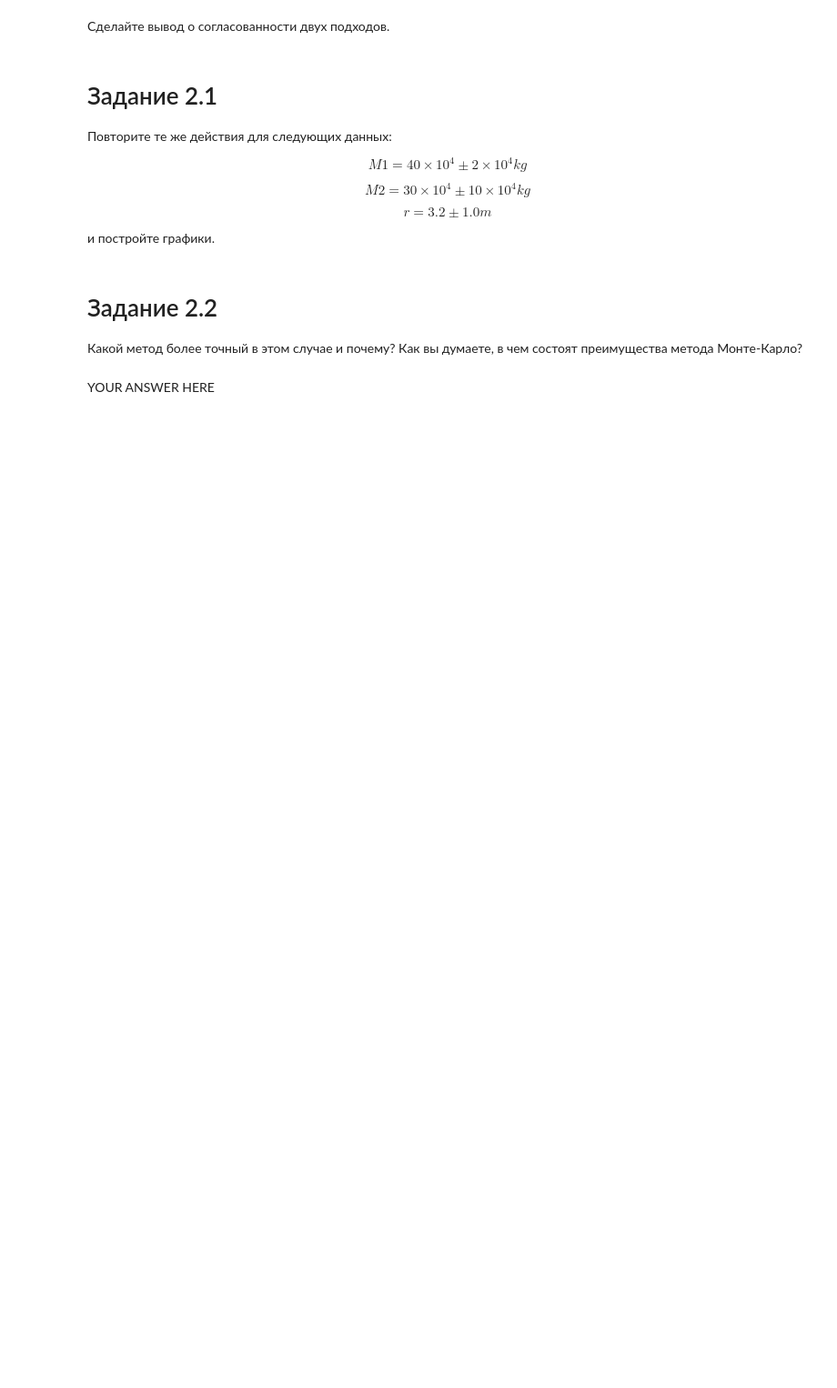
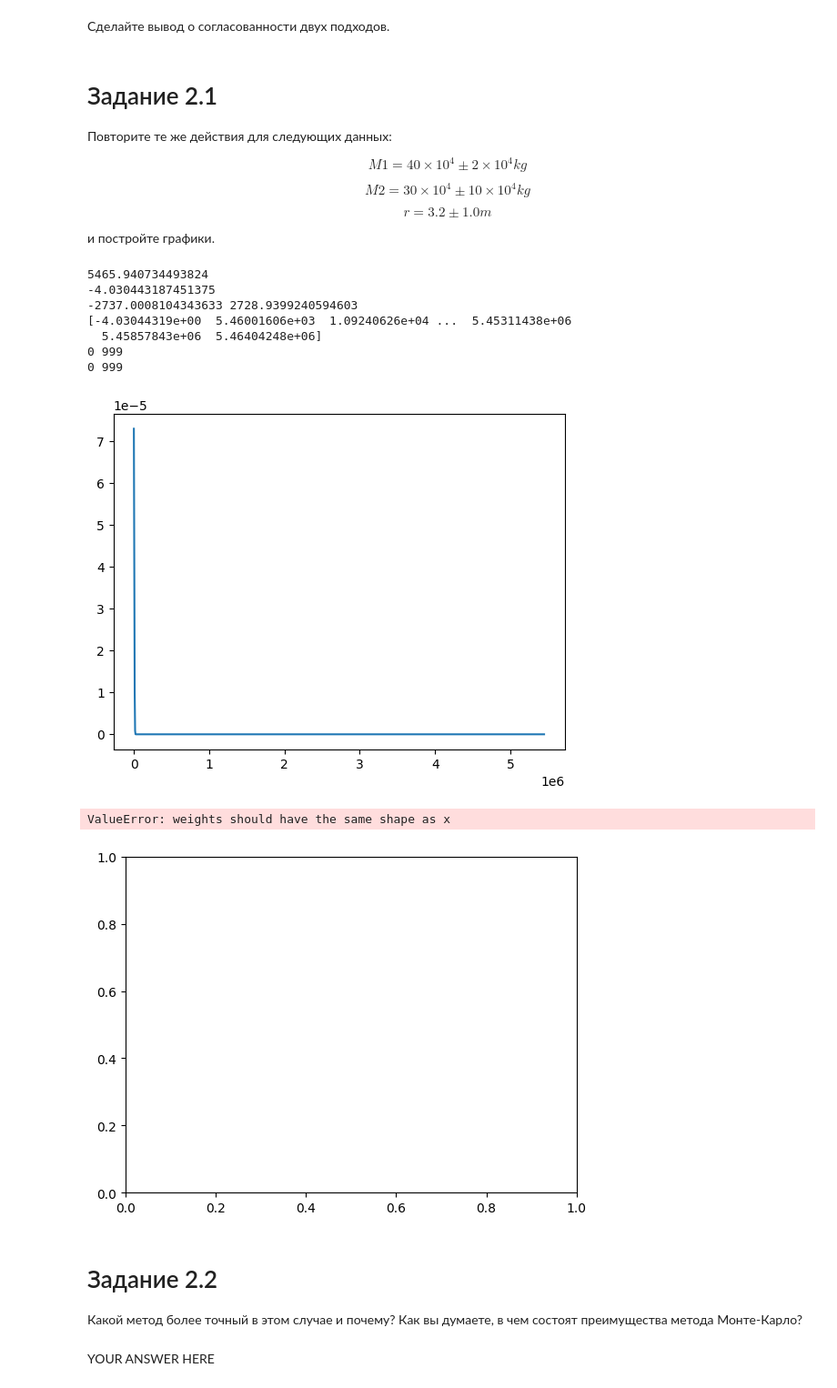
Before and after one commit to Clai101/Comp_Ph, a Jupyter notebook: 1_Sorted_HW/HW_2/Distribution error.ipynb, the cells around one changed output. Shown: that part at 91% size. Saved outputs shown, nothing was run; the diff lists cells and outputs as text; code cells hidden in the pictures; blank space fills up the shorter version.

```diff
--- a/1_Sorted_HW/HW_2/Distribution error.ipynb
+++ b/1_Sorted_HW/HW_2/Distribution error.ipynb
@@ -85,3 +99,51 @@ raise NotImplementedError()
+# %%
+median, sigma, count, bins = MonteCarloNormal(40*10**4, 2 * 10**4, 30 * 10**4, 10 * 10**4, 3.2, 0.8, n=10**6, hist = False, ret = True, division = 1000)
+a = 0
+ma = 0
+mi = 0
+print(sigma)
+
+for i in range(1000):
+    if count[i] == max(count):
+        a = i
+        break
+
+print(bins[a])
+
+print(bins[a]-sigma/2, bins[a]+sigma/2)
+
+print(bins)
+for i in range(1001):
+    if bins[i] >= bins[a]-sigma:
+        mi = i
+        break
+
+for i in range(1001):
+    if bins[1000-i] <= bins[a]+sigma:
+        ma = i
+        break
+
+print(mi, ma)
+bins = bins[mi: ma]
+count = count[mi - 1 : ma]
+print(len(count), len(bins))
+
+gauss = np.array([[i, gauss_func(i, 1/float(sigma*np.sqrt(2*np.pi)), median, sigma)] for i in np.arange(min(bins), max(bins), (max(bins) - min(bins))/1000 )]).T
+plt.plot(*gauss)
+plt.show()
+plt.hist(bins[:-1], bins, weights=count)
+print(f"median = {median}, sigma = {sigma}")
+# %% [output]
+5465.940734493824
+-4.030443187451375
+-2737.0008104343633 2728.9399240594603
+[-4.03044319e+00  5.46001606e+03  1.09240626e+04 ...  5.45311438e+06
+  5.45857843e+06  5.46404248e+06]
+0 999
+0 999
+[figure, added]
+ValueError: weights should have the same shape as x
+[figure, added]
 # %% [markdown]
 # Задание 2.2
 
```
Also changed, not shown: parts of 7 cells of this notebook.
